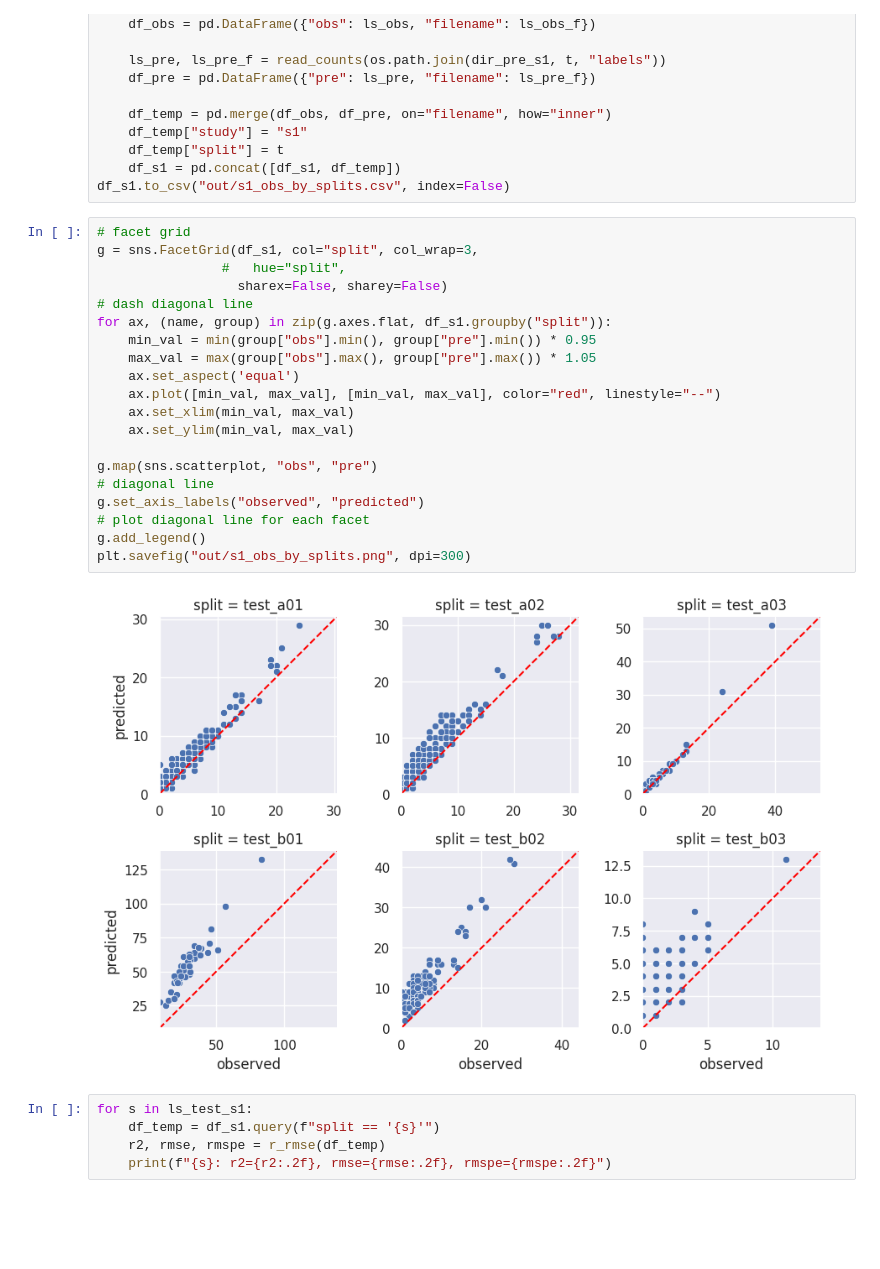
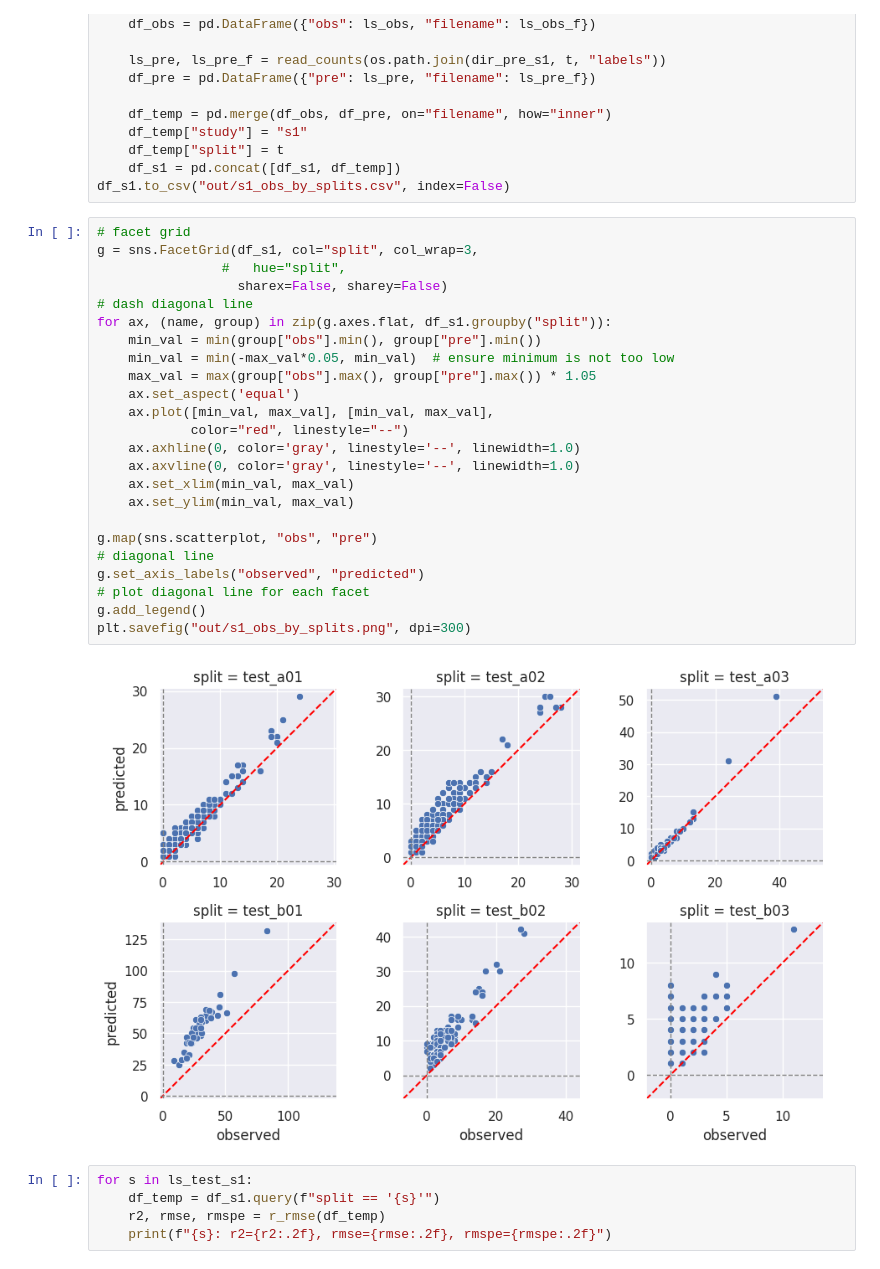
Before and after one commit to Niche-Lab/ant-detective, a Jupyter notebook: _7a_eval_study1.ipynb, the cells around one changed output. Saved outputs shown, nothing was run; the diff lists cells and outputs as text; blank space fills up the shorter version.

Commit message:
s1 update scatter

```diff
--- a/_7a_eval_study1.ipynb
+++ b/_7a_eval_study1.ipynb
@@ -87,25 +87,29 @@ df_s1.to_csv("out/s1_obs_by_splits.csv", index=False)
 # %%
 # facet grid
 g = sns.FacetGrid(df_s1, col="split", col_wrap=3,
                 #   hue="split",
                   sharex=False, sharey=False)
 # dash diagonal line
 for ax, (name, group) in zip(g.axes.flat, df_s1.groupby("split")):
-    min_val = min(group["obs"].min(), group["pre"].min()) * 0.95
+    min_val = min(group["obs"].min(), group["pre"].min())
+    min_val = min(-max_val*0.05, min_val)  # ensure minimum is not too low
     max_val = max(group["obs"].max(), group["pre"].max()) * 1.05
     ax.set_aspect('equal')
-    ax.plot([min_val, max_val], [min_val, max_val], color="red", linestyle="--")
+    ax.plot([min_val, max_val], [min_val, max_val],
+            color="red", linestyle="--")
+    ax.axhline(0, color='gray', linestyle='--', linewidth=1.0)
+    ax.axvline(0, color='gray', linestyle='--', linewidth=1.0)
     ax.set_xlim(min_val, max_val)
     ax.set_ylim(min_val, max_val)
 
 g.map(sns.scatterplot, "obs", "pre")
 # diagonal line
 g.set_axis_labels("observed", "predicted")
 # plot diagonal line for each facet
 g.add_legend()
 plt.savefig("out/s1_obs_by_splits.png", dpi=300)
 # %% [output]
-[figure, old version]
+[figure, new version]
 # %%
 for s in ls_test_s1:
     df_temp = df_s1.query(f"split == '{s}'")
```
Also changed, not shown: 1 other file.
